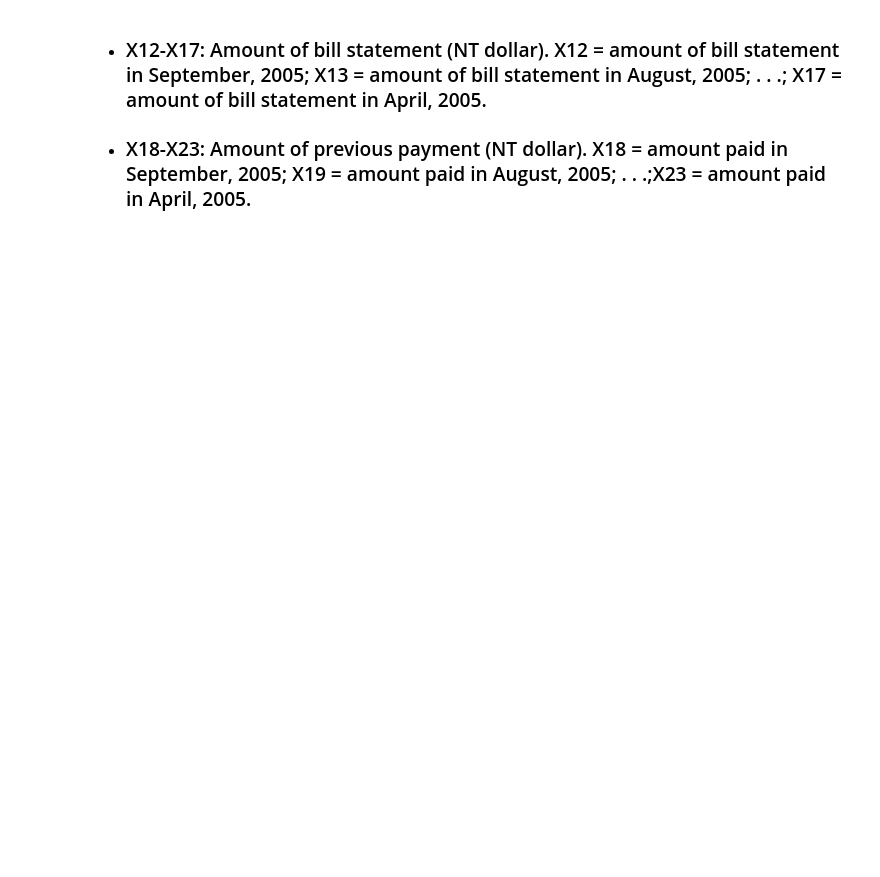
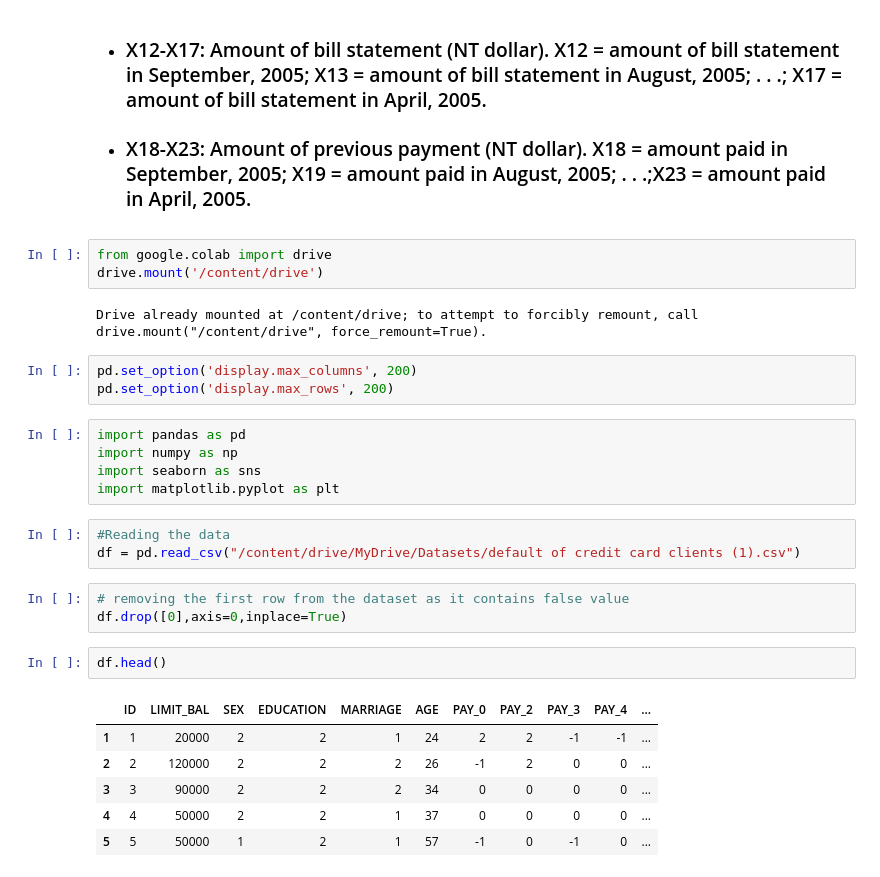
Before and after one commit to Laxmi884/Credit_Card_Default_Prediction, a Jupyter notebook: Credit_Card_Default_Prediction_Capstone_Project.ipynb, the cells around one changed output. Drawn from its saved outputs; the diff is of its cells as text; blank space fills up the shorter version.

```diff
--- a/Credit_Card_Default_Prediction_Capstone_Project.ipynb
+++ b/Credit_Card_Default_Prediction_Capstone_Project.ipynb
@@ -18,3 +20,31 @@
 * ### X6 - X11: History of past payment. We tracked the past monthly payment records (from April to September, 2005) as follows: X6 = the repayment status in September, 2005; X7 = the repayment status in August, 2005; . . .;X11 = the repayment status in April, 2005. The measurement scale for the repayment status is: -1 = pay duly; 1 = payment delay for one month; 2 = payment delay for two months; . . .; 8 = payment delay for eight months; 9 = payment delay for nine months and above.
 * ### X12-X17: Amount of bill statement (NT dollar). X12 = amount of bill statement in September, 2005; X13 = amount of bill statement in August, 2005; . . .; X17 = amount of bill statement in April, 2005.
 * ### X18-X23: Amount of previous payment (NT dollar). X18 = amount paid in September, 2005; X19 = amount paid in August, 2005; . . .;X23 = amount paid in April, 2005.
+# %%
+from google.colab import drive
+drive.mount('/content/drive')
+# %% [output]
+Drive already mounted at /content/drive; to attempt to forcibly remount, call drive.mount("/content/drive", force_remount=True).
+# %%
+pd.set_option('display.max_columns', 200)
+pd.set_option('display.max_rows', 200)
+# %%
+import pandas as pd
+import numpy as np
+import seaborn as sns
+import matplotlib.pyplot as plt
+# %%
+#Reading the data
+df = pd.read_csv("/content/drive/MyDrive/Datasets/default of credit card clients (1).csv")
+# %%
+# removing the first row from the dataset as it contains false value
+df.drop([0],axis=0,inplace=True)
+# %%
+df.head()
+# %% [output]
+|  | ID | LIMIT_BAL | SEX | EDUCATION | MARRIAGE | AGE | PAY_0 | PAY_2 | PAY_3 | PAY_4 | ... |
+| 1 | 1 | 20000 | 2 | 2 | 1 | 24 | 2 | 2 | -1 | -1 | ... |
+| 2 | 2 | 120000 | 2 | 2 | 2 | 26 | -1 | 2 | 0 | 0 | ... |
+| 3 | 3 | 90000 | 2 | 2 | 2 | 34 | 0 | 0 | 0 | 0 | ... |
+| 4 | 4 | 50000 | 2 | 2 | 1 | 37 | 0 | 0 | 0 | 0 | ... |
+| 5 | 5 | 50000 | 1 | 2 | 1 | 57 | -1 | 0 | -1 | 0 | ... |
```
Also changed, not shown: parts of 21 cells of this notebook.
